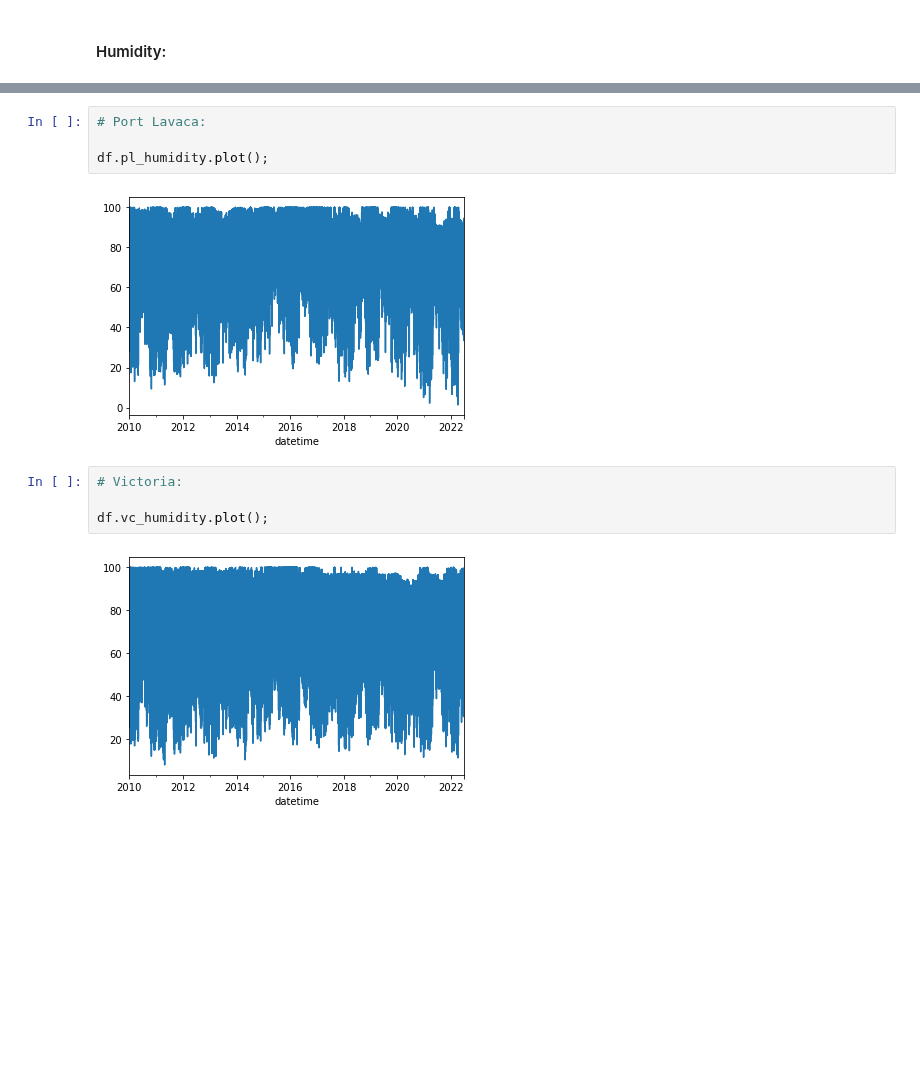
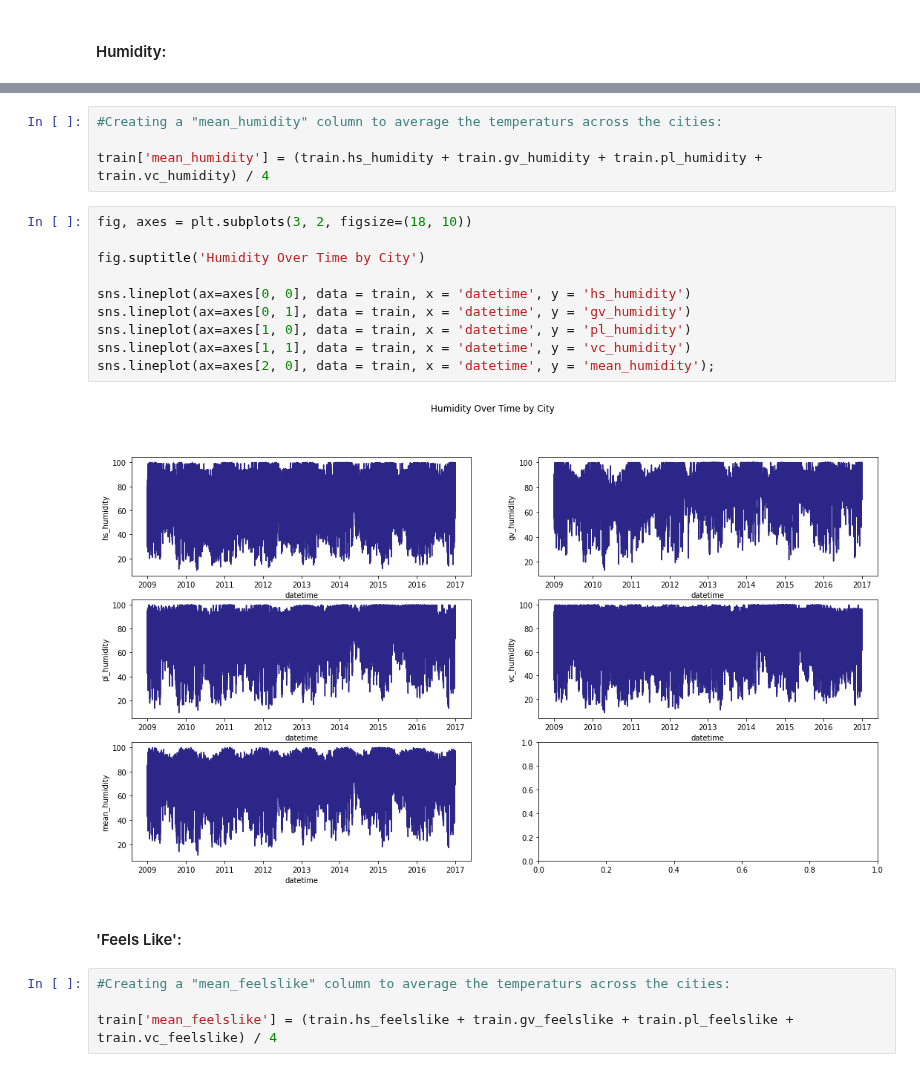
Before and after one commit to energy-demand-forecast/energy_demand_forecast, a Jupyter notebook: gregs_directory/gregs_explore.ipynb, the cells around one changed output, grey strips where cells are left out. Cells and saved outputs as stored; diff of their text form; blank space fills up the shorter version.

```diff
--- a/gregs_directory/gregs_explore.ipynb
+++ b/gregs_directory/gregs_explore.ipynb
@@ -74,12 +104,22 @@ df.gv_humidity.plot();
-# %%
-# Port Lavaca:
-
-df.pl_humidity.plot();
-# %% [output]
-[figure, removed]
-# %%
-# Victoria:
-
-df.vc_humidity.plot();
-# %% [output]
-[figure, removed]
+# %%
+#Creating a "mean_humidity" column to average the temperaturs across the cities:
+
+train['mean_humidity'] = (train.hs_humidity + train.gv_humidity + train.pl_humidity + train.vc_humidity) / 4
+# %%
+fig, axes = plt.subplots(3, 2, figsize=(18, 10))
+
+fig.suptitle('Humidity Over Time by City')
+
+sns.lineplot(ax=axes[0, 0], data = train, x = 'datetime', y = 'hs_humidity')
+sns.lineplot(ax=axes[0, 1], data = train, x = 'datetime', y = 'gv_humidity')
+sns.lineplot(ax=axes[1, 0], data = train, x = 'datetime', y = 'pl_humidity')
+sns.lineplot(ax=axes[1, 1], data = train, x = 'datetime', y = 'vc_humidity')
+sns.lineplot(ax=axes[2, 0], data = train, x = 'datetime', y = 'mean_humidity');
+# %% [output]
+[figure, added]
+# %% [markdown]
+#### 'Feels Like':
+# %%
+#Creating a "mean_feelslike" column to average the temperaturs across the cities:
+
+train['mean_feelslike'] = (train.hs_feelslike + train.gv_feelslike + train.pl_feelslike + train.vc_feelslike) / 4
```
Also changed, not shown: parts of 20 cells of this notebook, 2 other files.
